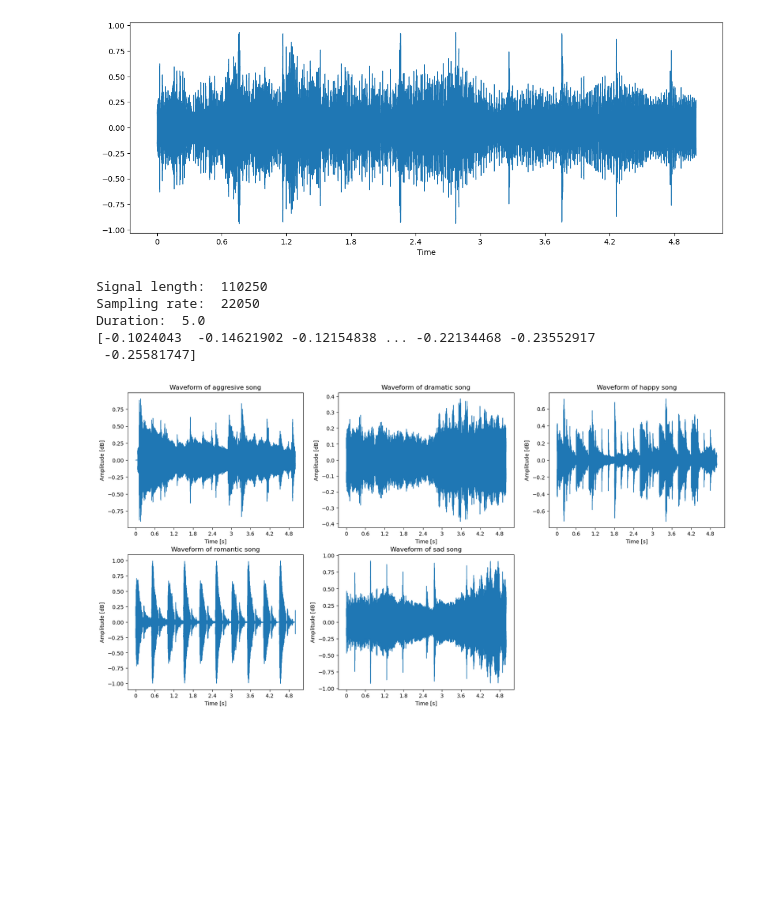
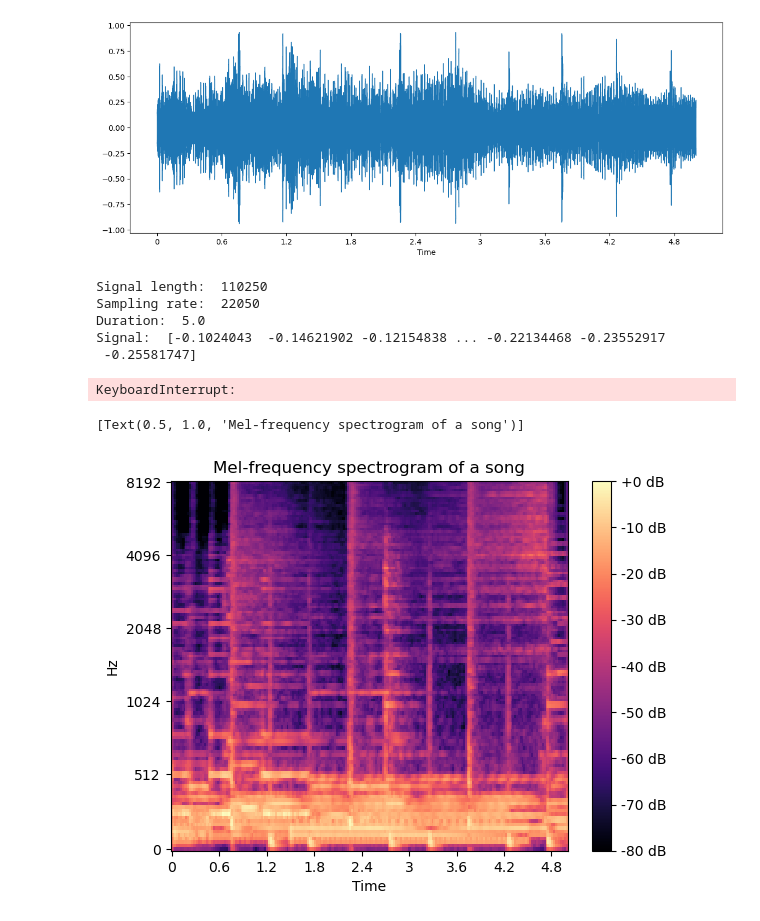
Before and after one commit to rmw874/Music-Emotion-Classification, a Jupyter notebook: main.ipynb, the cells around one changed output. Cells and saved outputs as stored; diff of their text form; code cells hidden in the pictures; blank space fills up the shorter version.

Commit message:
mel-scaled + chroma added to the EDA

```diff
--- a/main.ipynb
+++ b/main.ipynb
@@ -16,12 +24,13 @@ warnings.simplefilter('ignore')
 #i have my data in a subfolder called data
 data_dir = "data"
 
+#function to create a dataframe from the music files
 def create_dataframe(dir):
     target = []
     audio = []
     for root, dirs, files in os.walk(dir):
         for name in files:
-            if name.endswith((".mp3", ".wav")):
+            if name.endswith((".wav")): #only accept wav files due to the way librosa works
                 target.append(os.path.basename(root))
                 audio.append(os.path.join(root, name))
     df = pd.DataFrame(columns=["audio", "target"])
@@ -50,54 +59,77 @@ signal, srate = librosa.load(df["audio"][2499], sr=22050) #downsampling to 22050
 print("Signal length: ", len(signal))
 print("Sampling rate: ", srate)
 print("Duration: ", len(signal)/srate)
-print("Signal: " signal)
+print("Signal: ", signal)
 # %% [output]
 Signal length:  110250
 Sampling rate:  22050
 Duration:  5.0
-[-0.1024043  -0.14621902 -0.12154838 ... -0.22134468 -0.23552917
+Signal:  [-0.1024043  -0.14621902 -0.12154838 ... -0.22134468 -0.23552917
  -0.25581747]
 # %%
 #plotting the signals of one audio file in each category
 sig0, sr0 = librosa.load(df["audio"][0], sr=22050)
+#print(df["target"][0])
 sig1, sr1 = librosa.load(df["audio"][500], sr=22050)
+#print(df["target"][500])
 sig2, sr2 = librosa.load(df["audio"][1000], sr=22050)
+#print(df["target"][1000])
 sig3, sr3 = librosa.load(df["audio"][1500], sr=22050)
+#print(df["target"][1500])
 sig4, sr4 = librosa.load(df["audio"][2000], sr=22050)
+#print(df["target"][2000])
 
 #setting up the figure with each category as a subplot
 fig = plt.figure(figsize=(20, 10))
 
 plt.subplot(2, 3, 1)
 librosa.display.waveshow(sig0, sr=sr0)
-plt.title("Waveform of aggresive song")
+plt.title("Waveform of happy song")
 plt.xlabel("Time [s]")
 plt.ylabel("Amplitude [dB]")
 
 plt.subplot(2, 3, 2)
 librosa.display.waveshow(sig1, sr=sr1)
-plt.title("Waveform of dramatic song")
+plt.title("Waveform of sad song")
 plt.xlabel("Time [s]")
 plt.ylabel("Amplitude [dB]")
 
 plt.subplot(2, 3, 3)
 librosa.display.waveshow(sig2, sr=sr2)
-plt.title("Waveform of happy song")
+plt.title("Waveform of dramatic song")
 plt.xlabel("Time [s]")
 plt.ylabel("Amplitude [dB]")
 
 plt.subplot(2, 3, 4)
 librosa.display.waveshow(sig3, sr=sr3)
-plt.title("Waveform of romantic song")
+plt.title("Waveform of aggressive song")
 plt.xlabel("Time [s]")
 plt.ylabel("Amplitude [dB]")
 
 plt.subplot(2, 3, 5)
 librosa.display.waveshow(sig4, sr=sr4)
-plt.title("Waveform of sad song")
+plt.title("Waveform of romantic song")
 plt.xlabel("Time [s]")
 plt.ylabel("Amplitude [dB]")
 
 plt.show()
 # %% [output]
-[figure, removed]
+KeyboardInterrupt:
+# %%
+#Scaling the data to be something that is interpretable by humans
+#converting the signal to decibels
+D = np.abs(librosa.stft(signal))**2
+S = librosa.feature.melspectrogram(S=D, y=signal, sr=sr, n_mels=128,
+                                    fmax=8000)
+
+#setting up the plot with the decibel scale
+fig, ax = plt.subplots()
+S_dB = librosa.power_to_db(S, ref=np.max)
+img = librosa.display.specshow(S_dB, x_axis='time',
+                         y_axis='mel', sr=sr,
+                         fmax=8192, ax=ax)
+fig.colorbar(img, ax=ax, format='%+2.0f dB')
+ax.set(title='Mel-frequency spectrogram of a song')
+# %% [output]
+[Text(0.5, 1.0, 'Mel-frequency spectrogram of a song')]
+[figure, added]
```
Also changed, not shown: parts of 2 cells of this notebook.
